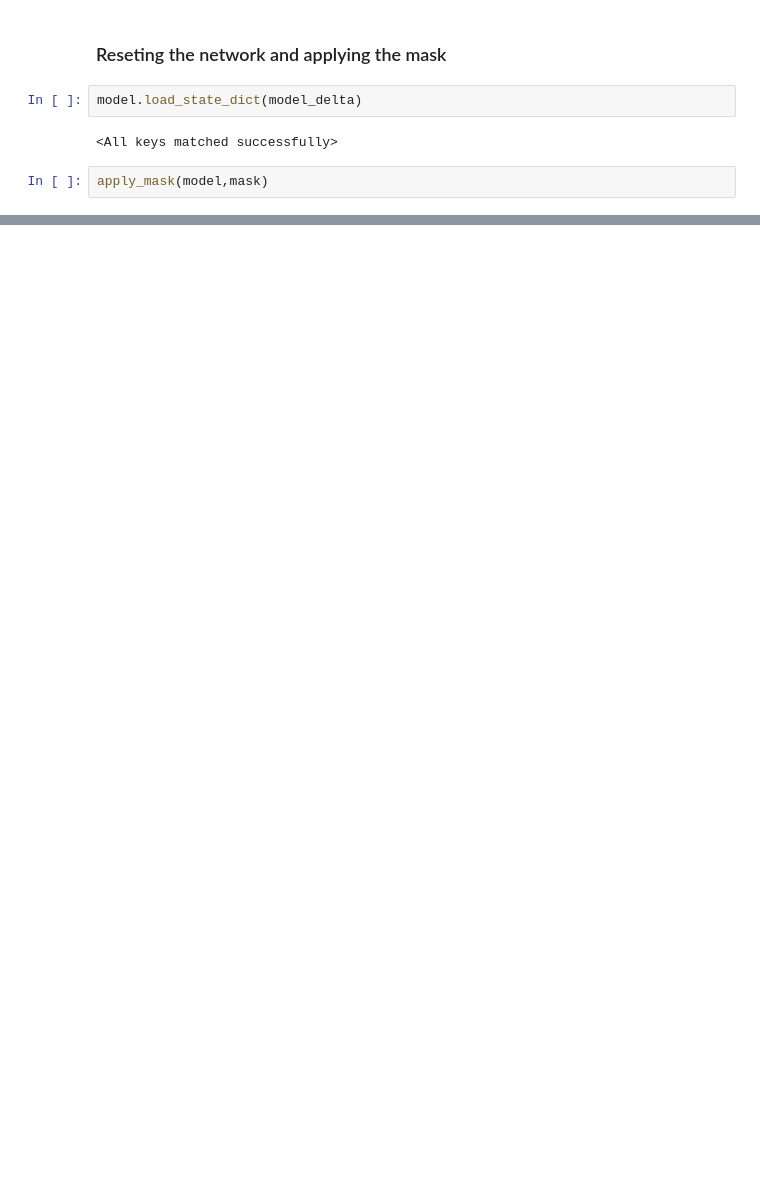
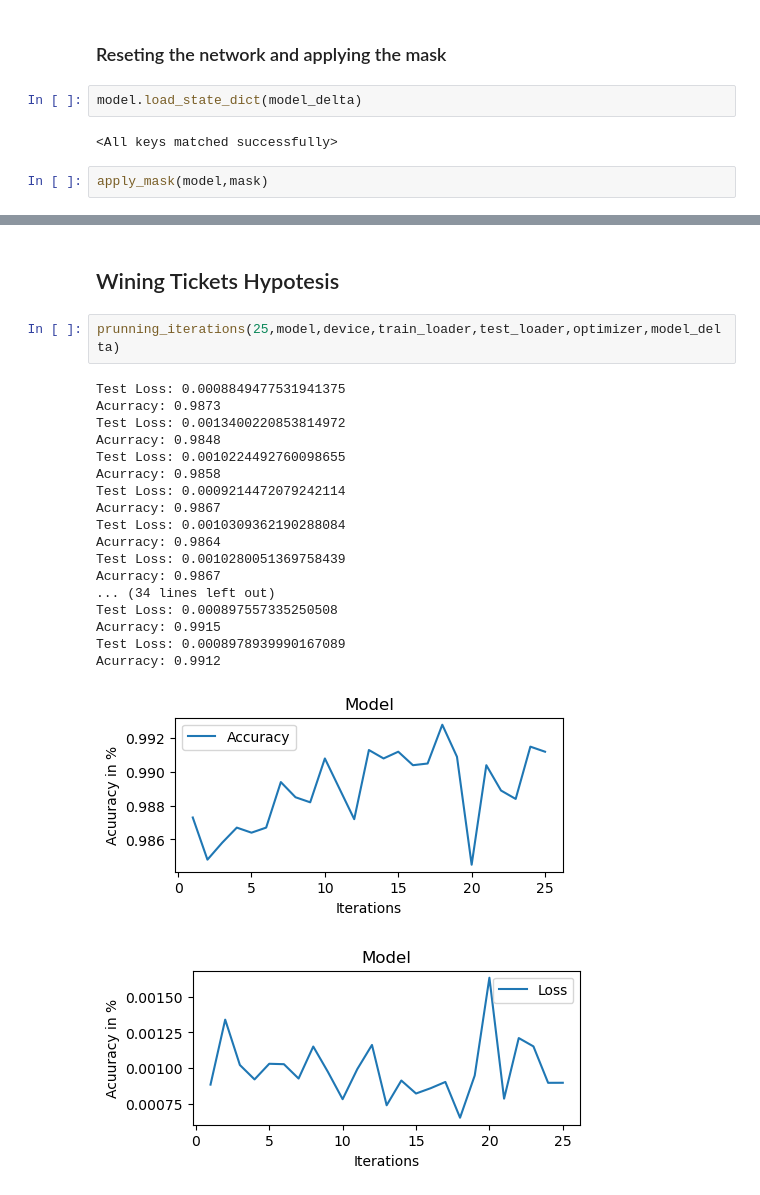
Before and after one commit to guimaguima/prunning_networks, a Jupyter notebook: prunning.ipynb, the cells around one changed output, grey strips where cells are left out. Drawn from its saved outputs; the diff is of its cells as text; blank space fills up the shorter version.

```diff
--- a/prunning.ipynb
+++ b/prunning.ipynb
@@ -145,0 +99,24 @@ Test Loss: 0.0010118263349519112
+# %% [markdown]
+## Wining Tickets Hypotesis
+# %%
+prunning_iterations(25,model,device,train_loader,test_loader,optimizer,model_delta)
+# %% [output]
+Test Loss: 0.0008849477531941375
+Acurracy: 0.9873
+Test Loss: 0.0013400220853814972
+Acurracy: 0.9848
+Test Loss: 0.0010224492760098655
+Acurracy: 0.9858
+Test Loss: 0.0009214472079242114
+Acurracy: 0.9867
+Test Loss: 0.0010309362190288084
+Acurracy: 0.9864
+Test Loss: 0.0010280051369758439
+Acurracy: 0.9867
+... (34 lines left out)
+Test Loss: 0.000897557335250508
+Acurracy: 0.9915
+Test Loss: 0.0008978939990167089
+Acurracy: 0.9912
+[figure, added]
+[figure, added]
```
Also changed, not shown: parts of 7 cells of this notebook, 2 other files.
